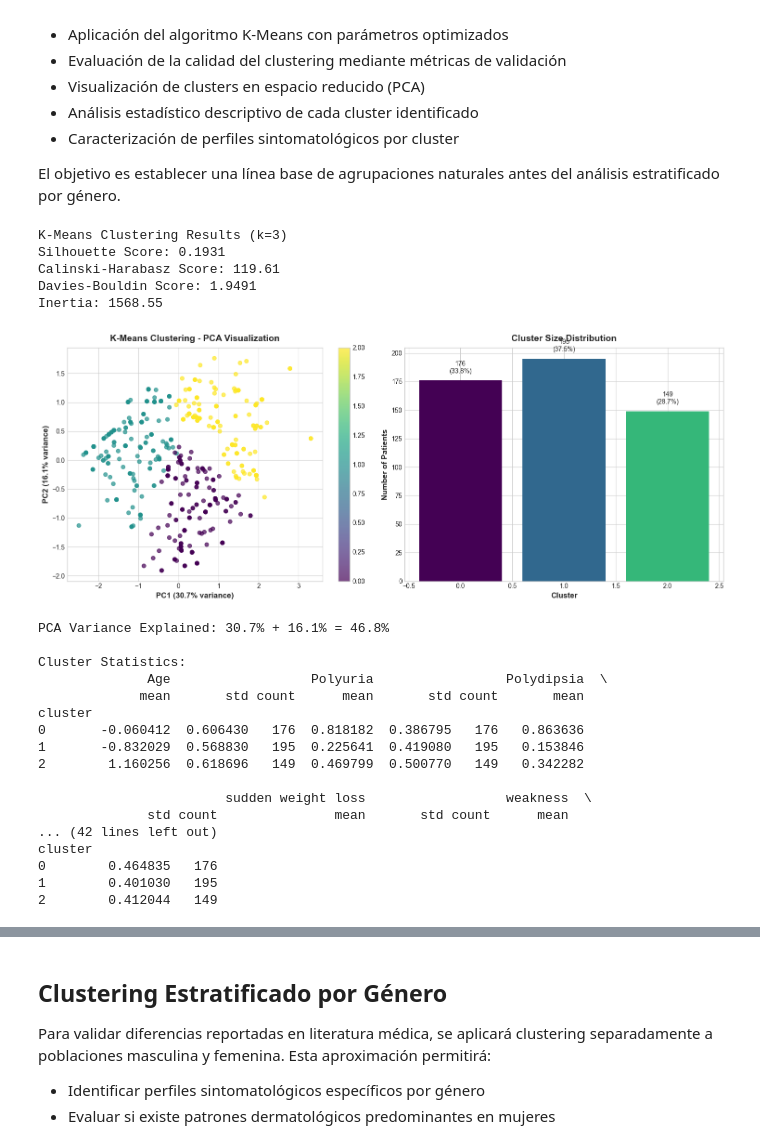
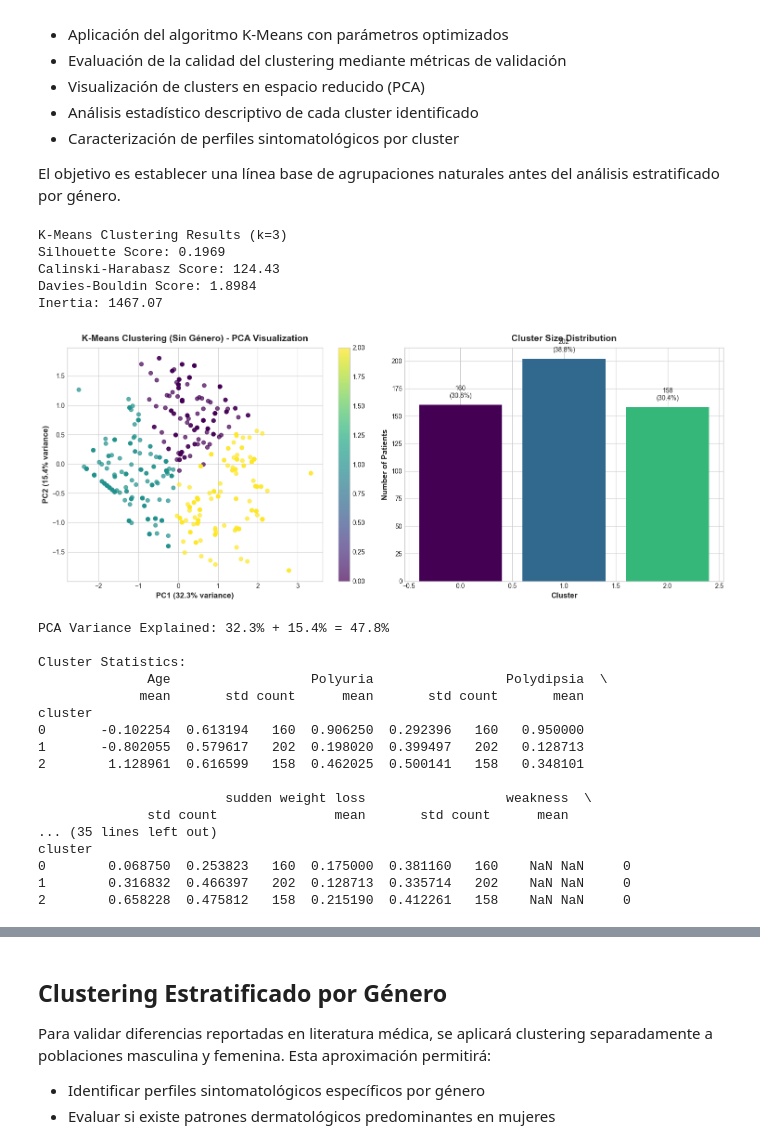
Before and after one commit to PameBlanca/FCD_UV_2025, a Jupyter notebook: Diabetes_project/notebook/02_diabetes_clustering_analysis.ipynb, the cells around one changed output, grey strips where cells are left out. Drawn from its saved outputs; the diff is of its cells as text; code cells hidden in the pictures.

```diff
--- a/Diabetes_project/notebook/02_diabetes_clustering_analysis.ipynb
+++ b/Diabetes_project/notebook/02_diabetes_clustering_analysis.ipynb
@@ -231,53 +231,56 @@ def plot_cluster_visualization(X, labels, title="K-Means Clustering"):
 
     return pca.explained_variance_ratio_
 # %%
+# Excluir género para clustering puramente sintomatológico
+features_no_gender = features_scaled.drop('Gender', axis=1)
+
 # Aplicar K-Means con k=3
-kmeans_model, cluster_labels = apply_kmeans_clustering(features_scaled, k=3)
+kmeans_model, cluster_labels = apply_kmeans_clustering(features_no_gender, k=3)
 
 # Calcular métricas de evaluación
-silhouette_avg = silhouette_score(features_scaled, cluster_labels)
-calinski_score = calinski_harabasz_score(features_scaled, cluster_labels)
-davies_bouldin = davies_bouldin_score(features_scaled, cluster_labels)
+silhouette_avg = silhouette_score(features_no_gender, cluster_labels)
+calinski_score = calinski_harabasz_score(features_no_gender, cluster_labels)
+davies_bouldin = davies_bouldin_score(features_no_gender, cluster_labels)
 
 print("K-Means Clustering Results (k=3)")
 print(f"Silhouette Score: {silhouette_avg:.4f}")
 print(f"Calinski-Harabasz Score: {calinski_score:.2f}")
 print(f"Davies-Bouldin Score: {davies_bouldin:.4f}")
 print(f"Inertia: {kmeans_model.inertia_:.2f}")
 
 # Visualizar clustering
-variance_explained = plot_cluster_visualization(features_scaled, cluster_labels)
+variance_explained = plot_cluster_visualization(features_no_gender, cluster_labels, title="K-Means Clustering (Sin Género)")
 print(f"\nPCA Variance Explained: {variance_explained[0]:.1%} + {variance_explained[1]:.1%} = {sum(variance_explained):.1%}")
 
 # Calcular estadísticas por cluster
 feature_names = ['Age'] + symptom_cols + ['Gender']
-cluster_stats = calculate_cluster_stats(features_scaled, cluster_labels, feature_names)
+cluster_stats = calculate_cluster_stats(features_no_gender, cluster_labels, feature_names)
 print(f"\nCluster Statistics:")
 print(cluster_stats)
 # %% [output]
 K-Means Clustering Results (k=3)
-Silhouette Score: 0.1931
-Calinski-Harabasz Score: 119.61
-Davies-Bouldin Score: 1.9491
-Inertia: 1568.55
+Silhouette Score: 0.1969
+Calinski-Harabasz Score: 124.43
+Davies-Bouldin Score: 1.8984
+Inertia: 1467.07
-[figure, old version]
+[figure, new version]
-PCA Variance Explained: 30.7% + 16.1% = 46.8%
+PCA Variance Explained: 32.3% + 15.4% = 47.8%
 
 Cluster Statistics:
               Age                  Polyuria                 Polydipsia  \
              mean       std count      mean       std count       mean
 cluster
-0       -0.060412  0.606430   176  0.818182  0.386795   176   0.863636
-1       -0.832029  0.568830   195  0.225641  0.419080   195   0.153846
-2        1.160256  0.618696   149  0.469799  0.500770   149   0.342282
+0       -0.102254  0.613194   160  0.906250  0.292396   160   0.950000
+1       -0.802055  0.579617   202  0.198020  0.399497   202   0.128713
+2        1.128961  0.616599   158  0.462025  0.500141   158   0.348101
 
                         sudden weight loss                  weakness  \
               std count               mean       std count      mean
-... (42 lines left out)
+... (35 lines left out)
 cluster
-0        0.464835   176
-1        0.401030   195
-2        0.412044   149
+0        0.068750  0.253823   160  0.175000  0.381160   160    NaN NaN     0
+1        0.316832  0.466397   202  0.128713  0.335714   202    NaN NaN     0
+2        0.658228  0.475812   158  0.215190  0.412261   158    NaN NaN     0
 # %% [markdown]
 #### **Análisis de Resultados: Perfiles Sintomatológicos Identificados**
 
```
Also changed, not shown: parts of 4 cells of this notebook.
